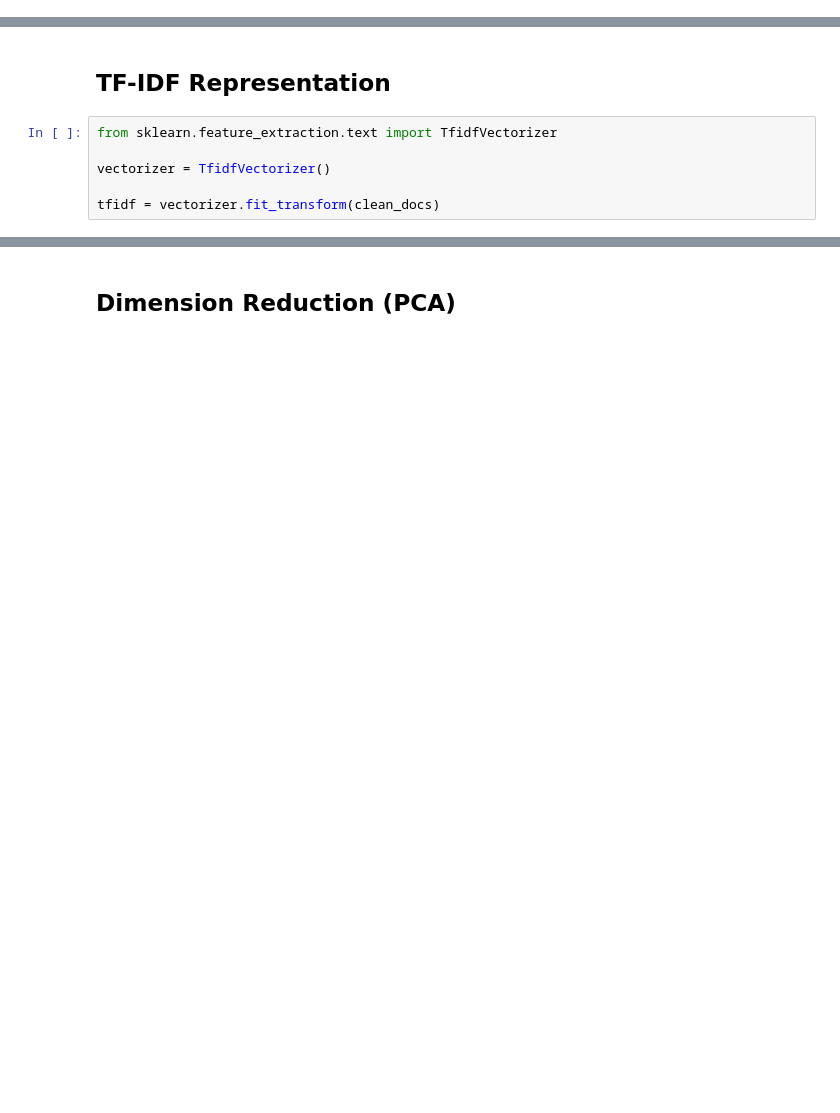
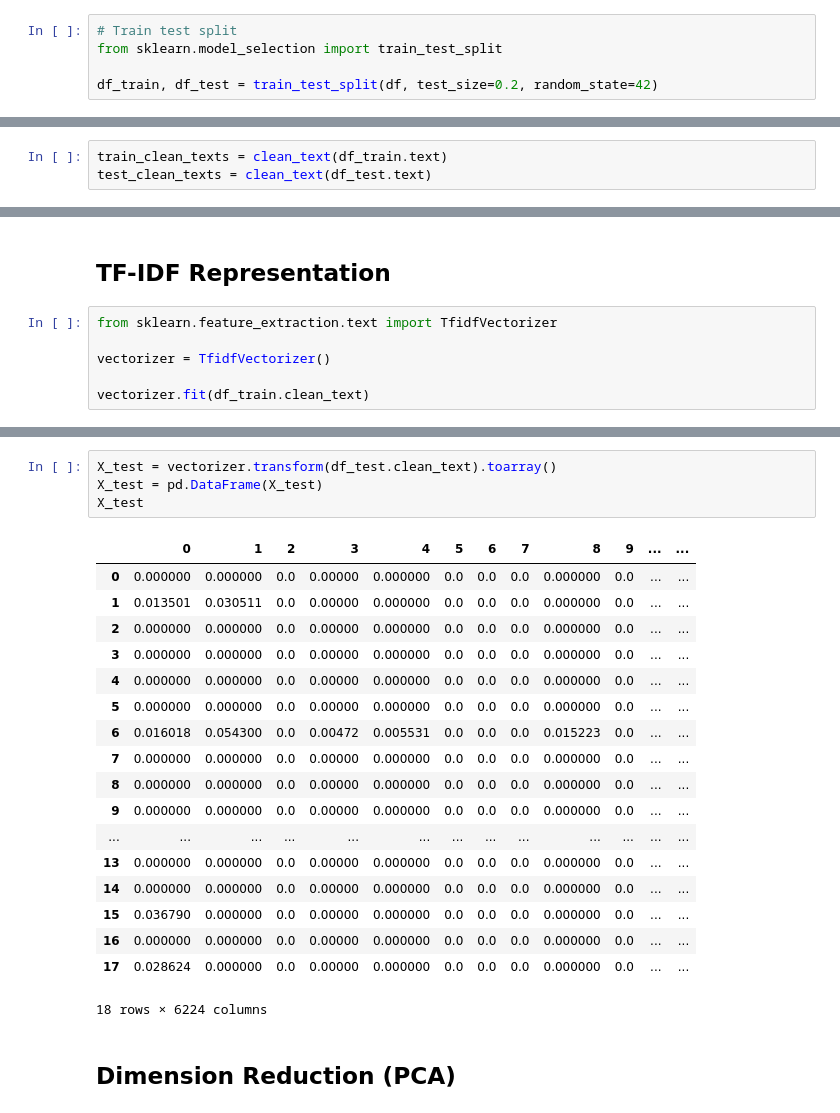
Before and after one commit to alejo963/cogaf-population, a Jupyter notebook: notebooks/text_processing.ipynb, the cells around one changed output, grey strips where cells are left out. Cells and saved outputs as stored; diff of their text form; blank space fills up the shorter version.

```diff
--- a/notebooks/text_processing.ipynb
+++ b/notebooks/text_processing.ipynb
@@ -15,5 +15,10 @@ df.head()
 | 2 | 012015-Lecciones-aprendidas.txt | 4 | descripción de caso\n\nel 08 de o... |
 | 3 | auxiliar_trafico_aprisionado_vehi... | 5 | auxiliar de tráfico (paletero - s... |
 | 4 | caida_alturas.txt | 6 | lecciones aprendidas\n\ncaida de ... |
+# %%
+# Train test split
+from sklearn.model_selection import train_test_split
+
+df_train, df_test = train_test_split(df, test_size=0.2, random_state=42)
 # %% [markdown]
 ## Clean and lemmatize text
@@ -35,0 +25,3 @@ df.head()
+# %%
+train_clean_texts = clean_text(df_train.text)
+test_clean_texts = clean_text(df_test.text)
@@ -40,4 +43,4 @@ from sklearn.feature_extraction.text import TfidfVectorizer
 
 vectorizer = TfidfVectorizer()
 
-tfidf = vectorizer.fit_transform(clean_docs)
+vectorizer.fit(df_train.clean_text)
@@ -62,3 +67,26 @@ X
+# %%
+X_test = vectorizer.transform(df_test.clean_text).toarray()
+X_test = pd.DataFrame(X_test)
+X_test
+# %% [output]
+|  | 0 | 1 | 2 | 3 | 4 | 5 | 6 | 7 | 8 | 9 | ... | ... |
+| 0 | 0.000000 | 0.000000 | 0.0 | 0.00000 | 0.000000 | 0.0 | 0.0 | 0.0 | 0.000000 | 0.0 | ... | ... |
+| 1 | 0.013501 | 0.030511 | 0.0 | 0.00000 | 0.000000 | 0.0 | 0.0 | 0.0 | 0.000000 | 0.0 | ... | ... |
+| 2 | 0.000000 | 0.000000 | 0.0 | 0.00000 | 0.000000 | 0.0 | 0.0 | 0.0 | 0.000000 | 0.0 | ... | ... |
+| 3 | 0.000000 | 0.000000 | 0.0 | 0.00000 | 0.000000 | 0.0 | 0.0 | 0.0 | 0.000000 | 0.0 | ... | ... |
+| 4 | 0.000000 | 0.000000 | 0.0 | 0.00000 | 0.000000 | 0.0 | 0.0 | 0.0 | 0.000000 | 0.0 | ... | ... |
+| 5 | 0.000000 | 0.000000 | 0.0 | 0.00000 | 0.000000 | 0.0 | 0.0 | 0.0 | 0.000000 | 0.0 | ... | ... |
+| 6 | 0.016018 | 0.054300 | 0.0 | 0.00472 | 0.005531 | 0.0 | 0.0 | 0.0 | 0.015223 | 0.0 | ... | ... |
+| 7 | 0.000000 | 0.000000 | 0.0 | 0.00000 | 0.000000 | 0.0 | 0.0 | 0.0 | 0.000000 | 0.0 | ... | ... |
+| 8 | 0.000000 | 0.000000 | 0.0 | 0.00000 | 0.000000 | 0.0 | 0.0 | 0.0 | 0.000000 | 0.0 | ... | ... |
+| 9 | 0.000000 | 0.000000 | 0.0 | 0.00000 | 0.000000 | 0.0 | 0.0 | 0.0 | 0.000000 | 0.0 | ... | ... |
+| ... | ... | ... | ... | ... | ... | ... | ... | ... | ... | ... | ... | ... |
+| 13 | 0.000000 | 0.000000 | 0.0 | 0.00000 | 0.000000 | 0.0 | 0.0 | 0.0 | 0.000000 | 0.0 | ... | ... |
+| 14 | 0.000000 | 0.000000 | 0.0 | 0.00000 | 0.000000 | 0.0 | 0.0 | 0.0 | 0.000000 | 0.0 | ... | ... |
+| 15 | 0.036790 | 0.000000 | 0.0 | 0.00000 | 0.000000 | 0.0 | 0.0 | 0.0 | 0.000000 | 0.0 | ... | ... |
+| 16 | 0.000000 | 0.000000 | 0.0 | 0.00000 | 0.000000 | 0.0 | 0.0 | 0.0 | 0.000000 | 0.0 | ... | ... |
+| 17 | 0.028624 | 0.000000 | 0.0 | 0.00000 | 0.000000 | 0.0 | 0.0 | 0.0 | 0.000000 | 0.0 | ... | ... |
+18 rows × 6224 columns
 # %% [markdown]
 ## Dimension Reduction (PCA)
 # %%
```
Also changed, not shown: parts of 26 cells of this notebook, 2 other files.
